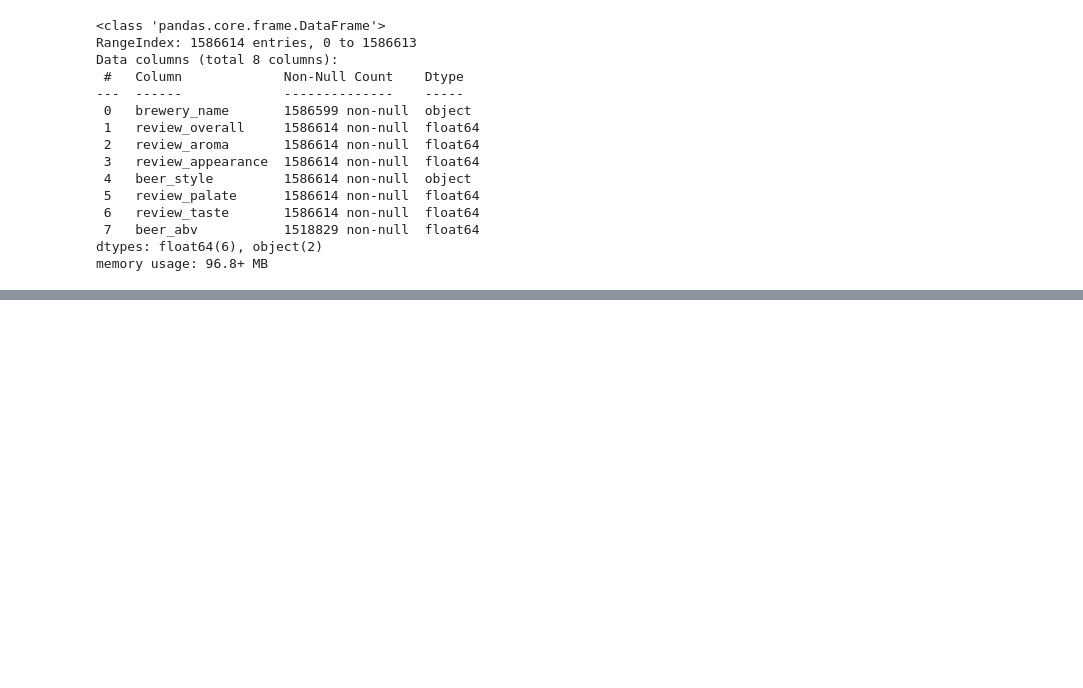
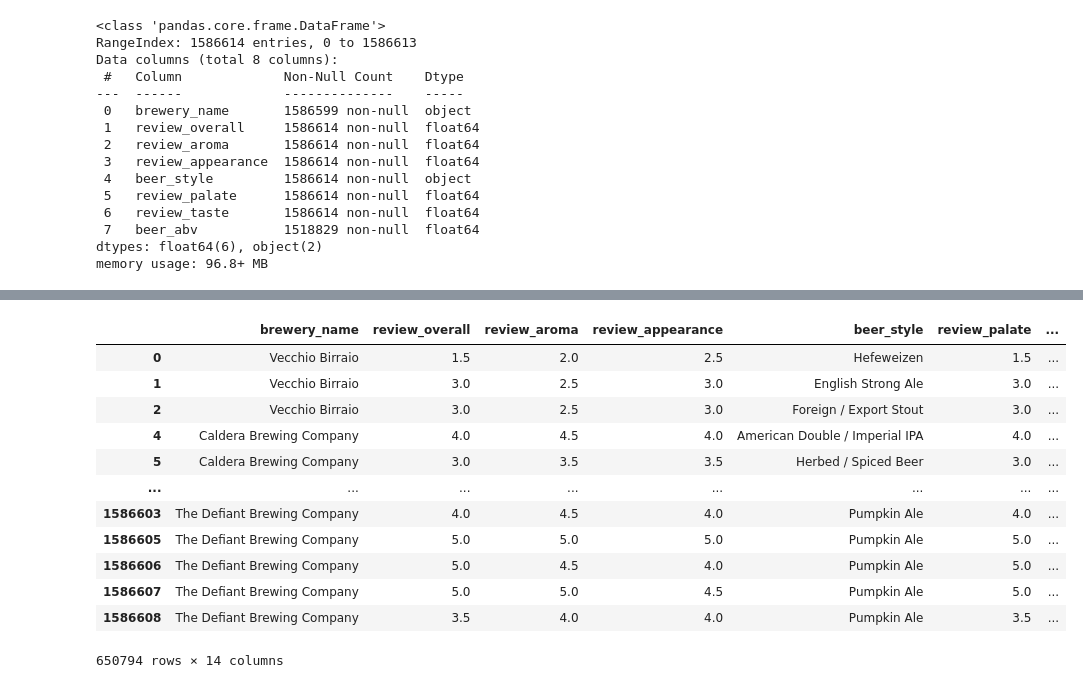
Before and after one commit to YuriiKlim/Projects, a Jupyter notebook: beer-reviews-predict.ipynb, the cells around one changed output, grey strips where cells are left out. Drawn from its saved outputs; the diff is of its cells as text; code cells hidden in the pictures; blank space fills up the shorter version.

Commit message:
Kaggle Notebook | Beer Reviews predict | Version 7

```diff
--- a/beer-reviews-predict.ipynb
+++ b/beer-reviews-predict.ipynb
@@ -84,9 +84,9 @@ Data columns (total 8 columns):
 dtypes: float64(6), object(2)
 memory usage: 96.8+ MB
 # %%
-filtered_beer_reviews_df['beer_abv'].fillna(0, inplace=True)
-#filtered_beer_reviews_df.dropna(subset=['beer_abv'], inplace=True)
+#filtered_beer_reviews_df['beer_abv'].fillna(0, inplace=True)
+filtered_beer_reviews_df.dropna(subset=['beer_abv'], inplace=True)
 filtered_beer_reviews_df.dropna(subset=['brewery_name'], inplace=True)
-filtered_beer_reviews_df.replace(0, 0.1, inplace=True)
+#filtered_beer_reviews_df.replace(0, 0.1, inplace=True)
 filtered_beer_reviews_df
 # %% [output]
@@ -111,0 +106,8 @@ For example, when doing 'df[col].method(value, inplace=True)', try using 'df.met
+# %%
+columns_to_check = ['review_aroma', 'review_appearance', 'review_palate', 'review_taste', "beer_abv"]
+
+# Фільтруємо рядки, де в будь-якій з зазначених колонок є значення 0
+rows_with_zeros = filtered_beer_reviews_df[(filtered_beer_reviews_df[columns_to_check] == 0).any(axis=1)]
+
+# Виведемо знайдені рядки
+rows_with_zeros
@@ -111,0 +116,6 @@ For example, when doing 'df[col].method(value, inplace=True)', try using 'df.met
+# %%
+# Фільтрація рядків, де в будь-якій з зазначених колонок є значення 0
+filtered_beer_reviews_df = filtered_beer_reviews_df[~(filtered_beer_reviews_df[columns_to_check] == 0).any(axis=1)]
+
+# Виведення кількості рядків після фільтрації
+filtered_beer_reviews_df.shape
@@ -111,0 +188,18 @@ For example, when doing 'df[col].method(value, inplace=True)', try using 'df.met
+# %%
+rows_with_same_appearance_and_overall = filtered_beer_reviews_df[filtered_beer_reviews_df['review_palate'] == filtered_beer_reviews_df['review_overall']]
+
+rows_with_same_appearance_and_overall
+# %% [output]
+|  | brewery_name | review_overall | review_aroma | review_appearance | beer_style | review_palate | ... |
+| 0 | Vecchio Birraio | 1.5 | 2.0 | 2.5 | Hefeweizen | 1.5 | ... |
+| 1 | Vecchio Birraio | 3.0 | 2.5 | 3.0 | English Strong Ale | 3.0 | ... |
+| 2 | Vecchio Birraio | 3.0 | 2.5 | 3.0 | Foreign / Export Stout | 3.0 | ... |
+| 4 | Caldera Brewing Company | 4.0 | 4.5 | 4.0 | American Double / Imperial IPA | 4.0 | ... |
+| 5 | Caldera Brewing Company | 3.0 | 3.5 | 3.5 | Herbed / Spiced Beer | 3.0 | ... |
+| ... | ... | ... | ... | ... | ... | ... | ... |
+| 1586603 | The Defiant Brewing Company | 4.0 | 4.5 | 4.0 | Pumpkin Ale | 4.0 | ... |
+| 1586605 | The Defiant Brewing Company | 5.0 | 5.0 | 5.0 | Pumpkin Ale | 5.0 | ... |
+| 1586606 | The Defiant Brewing Company | 5.0 | 4.5 | 4.0 | Pumpkin Ale | 5.0 | ... |
+| 1586607 | The Defiant Brewing Company | 5.0 | 5.0 | 4.5 | Pumpkin Ale | 5.0 | ... |
+| 1586608 | The Defiant Brewing Company | 3.5 | 4.0 | 4.0 | Pumpkin Ale | 3.5 | ... |
+650794 rows × 14 columns
```
Also changed, not shown: parts of 17 cells of this notebook.
